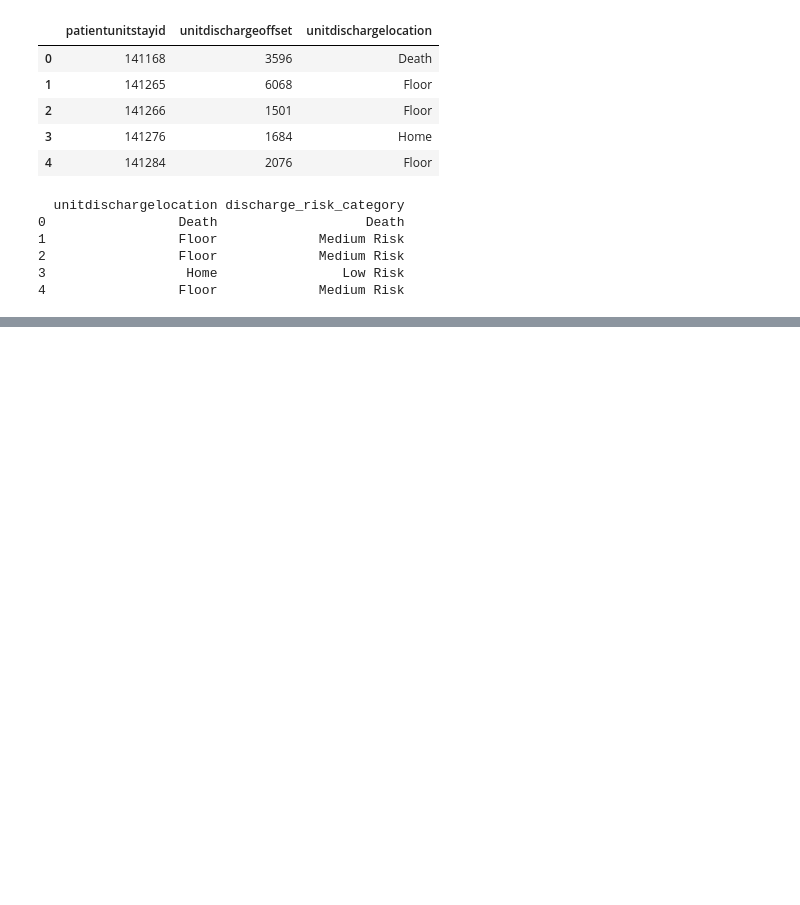
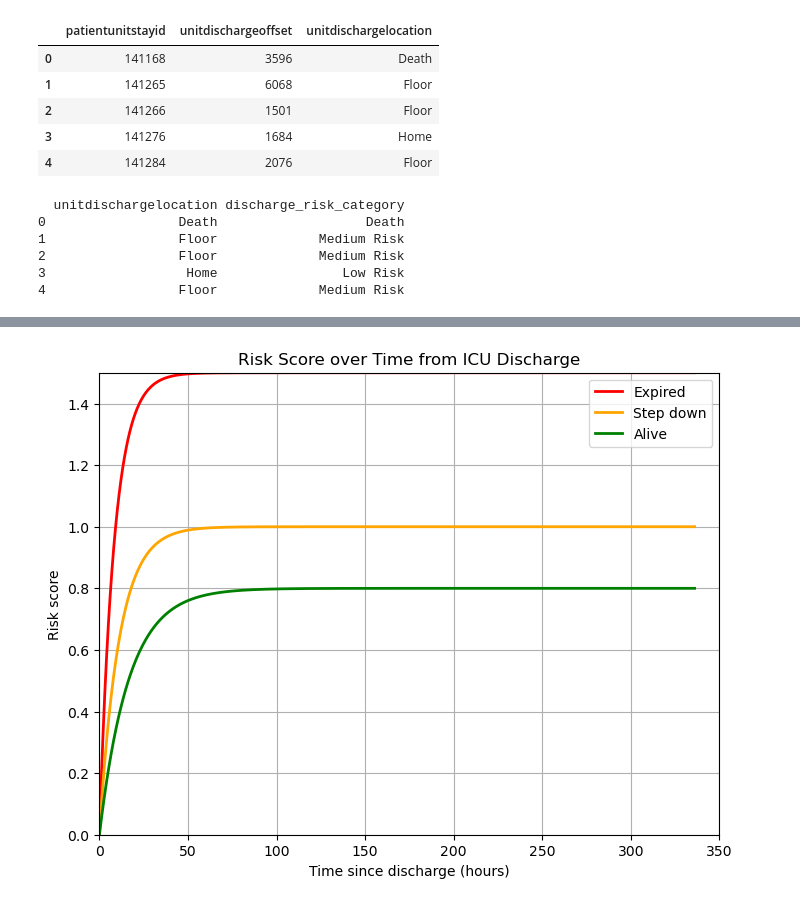
Before and after one commit to joy628/master-project, a Jupyter notebook: data-prepossing-2/patient.ipynb, the cells around one changed output, grey strips where cells are left out. Saved outputs shown, nothing was run; the diff lists cells and outputs as text; code cells hidden in the pictures; blank space fills up the shorter version.

```diff
--- a/data-prepossing-2/patient.ipynb
+++ b/data-prepossing-2/patient.ipynb
@@ -528,0 +404,53 @@ Epoch 10, Loss: 166.0015618305108
+# %%
+import numpy as np
+import matplotlib.pyplot as plt
+
+def plot_risk_curves():
+    # 定义时间区间，假设时间跨度为 0 到 14 天，按分钟计算
+    t = np.linspace(0, 14*24*60, 1000)
+
+    # 调整三条风险曲线的函数
+    def risk_expired(t):
+        return 1.5 * (1 - np.exp(-0.002 * t))  # 快速上升，迅速平缓
+
+    def risk_step_down(t):
+        return 1.0 * (1 - np.exp(-0.0015 * t))  # 中等速度上升，平缓后下降
+
+    def risk_alive(t):
+        return 0.8 * (1 - np.exp(-0.001 * t))  # 慢速上升，平缓下降
+
+    # 计算各曲线的值
+    expired_risk = risk_expired(t)
+    step_down_risk = risk_step_down(t)
+    alive_risk = risk_alive(t)
+
+    # 绘制曲线
+    plt.figure(figsize=(8, 6))
+
+    # 绘制 expired 风险曲线
+    plt.plot(t / 60, expired_risk, color='red', label='Expired', linewidth=2)
+
+    # 绘制 step down 风险曲线
+    plt.plot(t / 60, step_down_risk, color='orange', label='Step down', linewidth=2)
+
+    # 绘制 alive 风险曲线
+    plt.plot(t / 60, alive_risk, color='green', label='Alive', linewidth=2)
+
+    # 添加图例、标题和标签
+    plt.legend(loc='upper right')
+    plt.title('Risk Score over Time from ICU Discharge')
+    plt.xlabel('Time since discharge (hours)')
+    plt.ylabel('Risk score')
+
+    # 设置坐标范围
+    plt.xlim(0, 350)
+    plt.ylim(0, 1.5)
+
+    # 显示图形
+    plt.grid(True)
+    plt.show()
+
+# 调用函数绘制图像
+plot_risk_curves()
+# %% [output]
+[figure, added]
```
Also changed, not shown: parts of 16 cells of this notebook, 3 other files.
